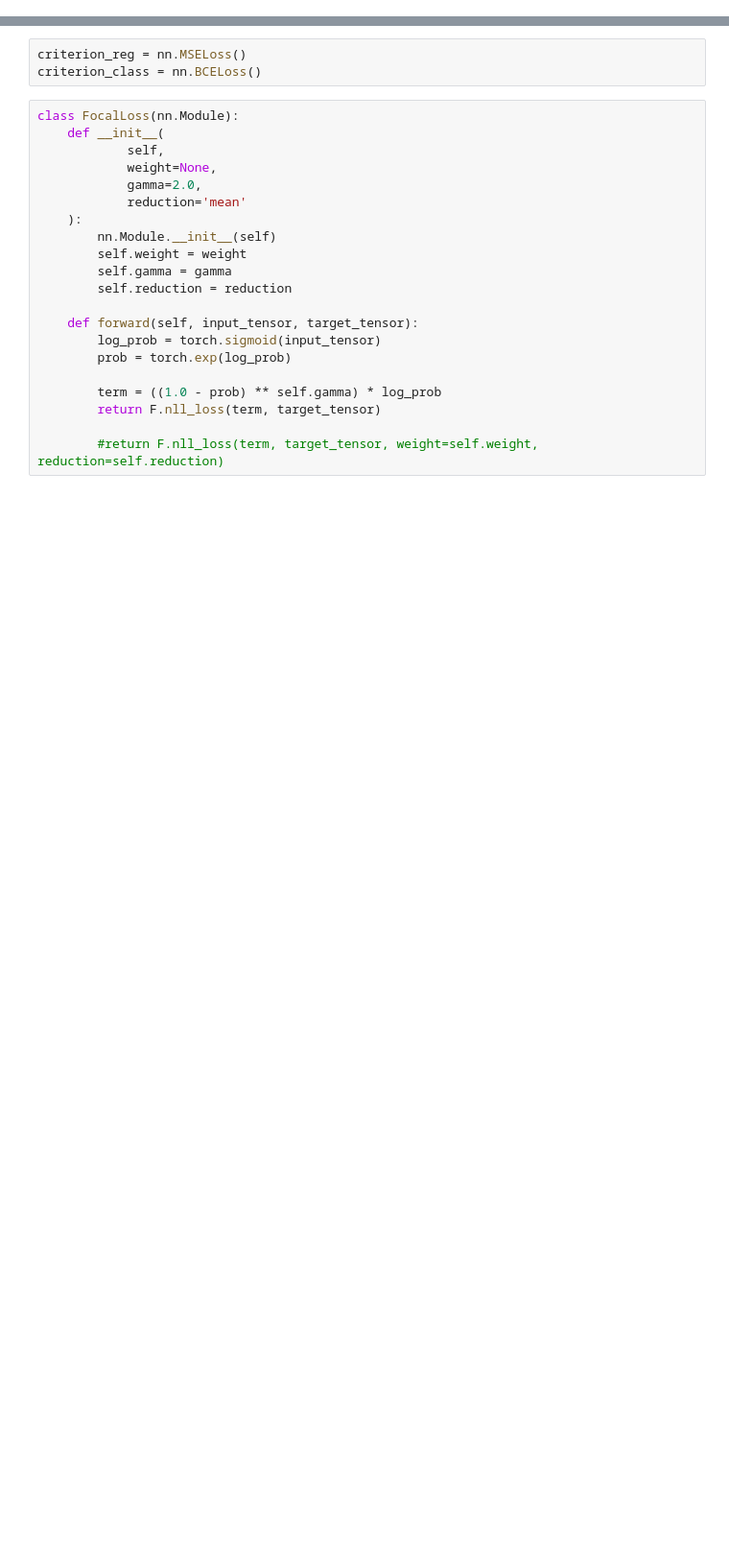
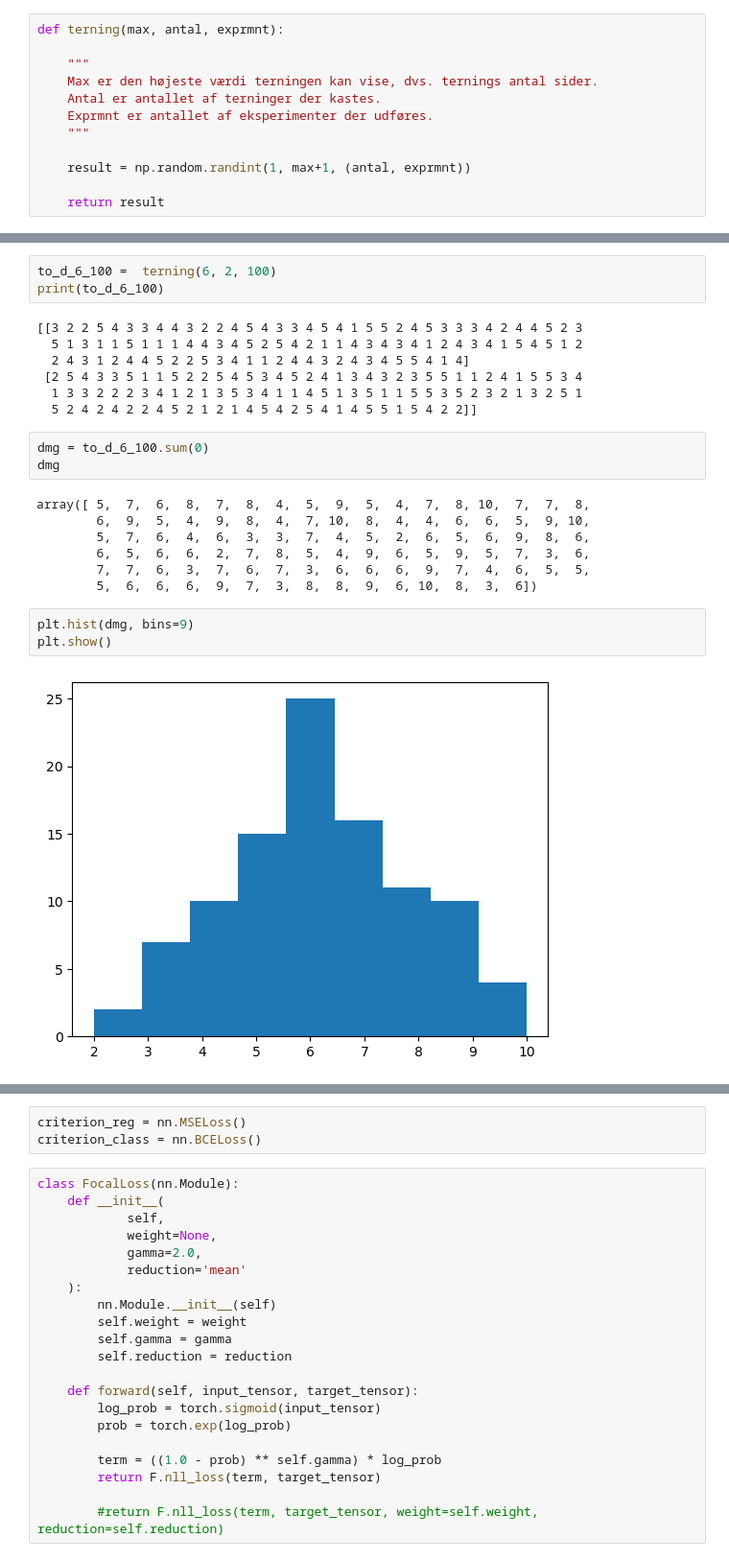
Before and after one commit to Polichinel/HydraNet_001, a Jupyter notebook: notebooks/transfom_test.ipynb, the cells around one changed output, grey strips where cells are left out. Shown at 96% size. Cells and saved outputs as stored; diff of their text form; blank space fills up the shorter version.

```diff
--- a/notebooks/transfom_test.ipynb
+++ b/notebooks/transfom_test.ipynb
@@ -16,0 +22,12 @@ import matplotlib.pyplot as plt
+# %%
+def terning(max, antal, exprmnt):
+
+    """
+    Max er den højeste værdi terningen kan vise, dvs. ternings antal sider.
+    Antal er antallet af terninger der kastes.
+    Exprmnt er antallet af eksperimenter der udføres.
+    """
+
+    result = np.random.randint(1, max+1, (antal, exprmnt))
+
+    return result
@@ -16,0 +44,25 @@ import matplotlib.pyplot as plt
+# %%
+to_d_6_100 =  terning(6, 2, 100)
+print(to_d_6_100)
+# %% [output]
+[[3 2 2 5 4 3 3 4 4 3 2 2 4 5 4 3 3 4 5 4 1 5 5 2 4 5 3 3 3 4 2 4 4 5 2 3
+  5 1 3 1 1 5 1 1 1 4 4 3 4 5 2 5 4 2 1 1 4 3 4 3 4 1 2 4 3 4 1 5 4 5 1 2
+  2 4 3 1 2 4 4 5 2 2 5 3 4 1 1 2 4 4 3 2 4 3 4 5 5 4 1 4]
+ [2 5 4 3 3 5 1 1 5 2 2 5 4 5 3 4 5 2 4 1 3 4 3 2 3 5 5 1 1 2 4 1 5 5 3 4
+  1 3 3 2 2 2 3 4 1 2 1 3 5 3 4 1 1 4 5 1 3 5 1 1 5 5 3 5 2 3 2 1 3 2 5 1
+  5 2 4 2 4 2 2 4 5 2 1 2 1 4 5 4 2 5 4 1 4 5 5 1 5 4 2 2]]
+# %%
+dmg = to_d_6_100.sum(0)
+dmg
+# %% [output]
+array([ 5,  7,  6,  8,  7,  8,  4,  5,  9,  5,  4,  7,  8, 10,  7,  7,  8,
+        6,  9,  5,  4,  9,  8,  4,  7, 10,  8,  4,  4,  6,  6,  5,  9, 10,
+        5,  7,  6,  4,  6,  3,  3,  7,  4,  5,  2,  6,  5,  6,  9,  8,  6,
+        6,  5,  6,  6,  2,  7,  8,  5,  4,  9,  6,  5,  9,  5,  7,  3,  6,
+        7,  7,  6,  3,  7,  6,  7,  3,  6,  6,  6,  9,  7,  4,  6,  5,  5,
+        5,  6,  6,  6,  9,  7,  3,  8,  8,  9,  6, 10,  8,  3,  6])
+# %%
+plt.hist(dmg, bins=9)
+plt.show()
+# %% [output]
+[figure, added]
```
Also changed, not shown: parts of 99 cells of this notebook.
